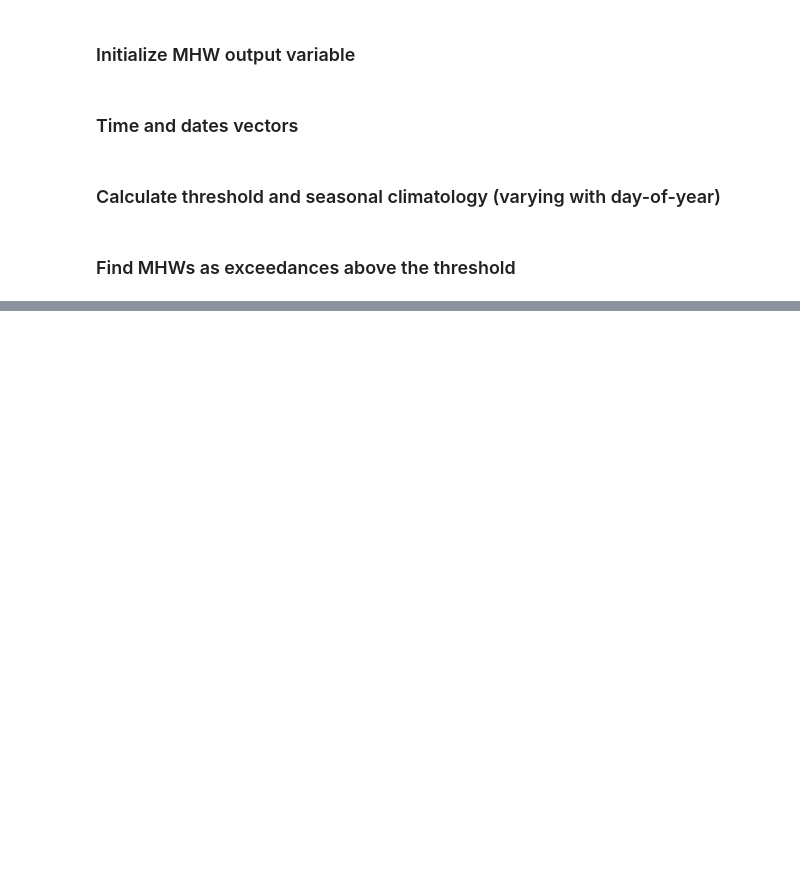
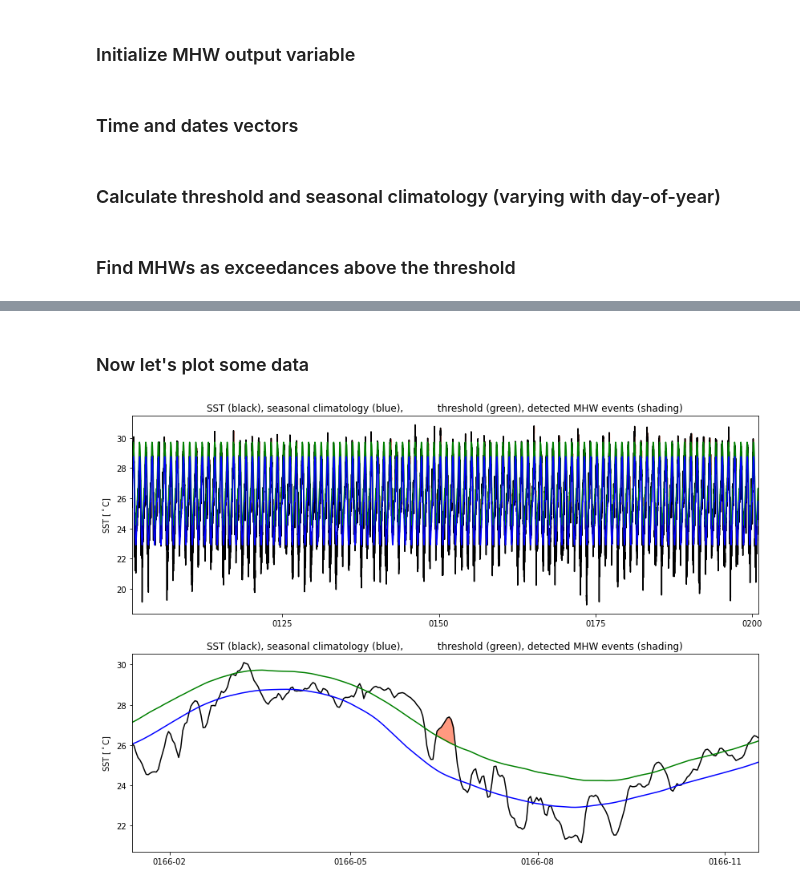
Before and after one commit to marionalberty/marineHeatWaves, a Jupyter notebook: notebooks/test_changetime.ipynb, the cells around one changed output, grey strips where cells are left out. Drawn from its saved outputs; the diff is of its cells as text; code cells hidden in the pictures; blank space fills up the shorter version.

Commit message:
Changed to cftime and tested output for consistency

```diff
--- a/notebooks/test_changetime.ipynb
+++ b/notebooks/test_changetime.ipynb
@@ -157,6 +171,10 @@ exceed_bool[exceed_bool>0] = True
 exceed_bool[np.isnan(exceed_bool)] = False
 # Find contiguous regions of exceed_bool = True
 events, n_events = ndimage.label(exceed_bool)
+# %%
+# make datenum array
+t = cftime.date2num(temp['time'].values,units='days since 0001-01-01-12:00:00')
+T = len(t)
 # %%
 # Find all MHW events of duration >= minDuration
 for ev in range(1,n_events+1):
@@ -266,0 +295,8 @@ if coldSpells:
+# %%
+eva = np.arange(1,mhw['n_events']+1) # Create an array of indices for the events
+xm = xr.Dataset(coords={'ev':eva})
+for key,value in mhw.items():
+    key
+    xm[key]=xr.DataArray(value,dims=['ev'],coords={'ev':eva})
+# Don't need to keep the 'n_events' variable
+xm = xm.drop('n_events')
@@ -266,0 +325,5 @@ if coldSpells:
+# %%
+# Do the same for the climatology
+xc = xr.Dataset(coords={'time':temp['time']})
+for key,value in clim.items():
+    xc[key]=xr.DataArray(value,dims=['time'],coords={'time':temp['time']})
@@ -266,0 +374,54 @@ if coldSpells:
+# %% [markdown]
+### Now let's plot some data
+# %%
+plt.figure(figsize=(14,10))
+plt.subplot(2,1,1)
+# Plot SST, seasonal cycle, and threshold
+plt.plot(temp['time'], temp, 'k-')
+plt.plot(xc['time'], xc['thresh'], 'g-')
+plt.plot(xc['time'], xc['seas'], 'b-')
+plt.title('SST (black), seasonal climatology (blue), \
+          threshold (green), detected MHW events (shading)')
+plt.autoscale(enable=True, axis='x', tight=True)
+plt.ylabel(r'SST [$^\circ$C]')
+# Find indices for all MHWs and shade accordingly
+for evnow in range(len(xm['ev'])):
+    # Get the attributes for the event
+    xmnow = xm.isel(ev=evnow)
+    i1 = int(xmnow['index_start'])
+    i2 = int(xmnow['index_end'])
+    # Select the temperature timeseries and the climatology during the event
+    tos_ev = temp.isel(time=slice(i1,i2))
+    xc_ev = xc.isel(time=slice(i1,i2))
+    # Shade between these lines using the .fill_between function
+    plt.fill_between(tos_ev['time'].values, tos_ev, xc_ev['thresh'], \
+                     color=(1,0.6,0.5))
+
+# Now zoom in on the most extreme event
+plt.subplot(2,1,2) # Add a subplot
+# Get the event index
+evnow = evmax
+
+# As above, Get the attributes for the event
+xmnow = xm.isel(ev=evnow)
+i1 = int(xmnow['index_start'])
+i2 = int(xmnow['index_end'])
+# Select the temperature timeseries and the climatology during the event
+tos_ev = temp.isel(time=slice(i1,i2))
+xc_ev = xc.isel(time=slice(i1,i2))
+# Shade between these lines using the .fill_between function
+plt.fill_between(tos_ev['time'].values, tos_ev, xc_ev['thresh'], \
+                 color=(1,0.6,0.5))
+# Now get the temperature and climatology for a time period of ~1 year **around** the event
+# And plot them
+tos_evplus = temp.isel(time=slice(i1-150,i2+150))
+xc_evplus = xc.isel(time=slice(i1-150,i2+150))
+plt.plot(tos_evplus['time'], tos_evplus, 'k-')
+plt.plot(xc_evplus['time'], xc_evplus['thresh'], 'g-')
+plt.plot(xc_evplus['time'], xc_evplus['seas'], 'b-')
+plt.title('SST (black), seasonal climatology (blue), \
+          threshold (green), detected MHW events (shading)')
+plt.ylabel(r'SST [$^\circ$C]')
+plt.autoscale(enable=True, axis='x', tight=True)
+# %% [output]
+[figure, added]
```
Also changed, not shown: parts of 13 cells of this notebook.
